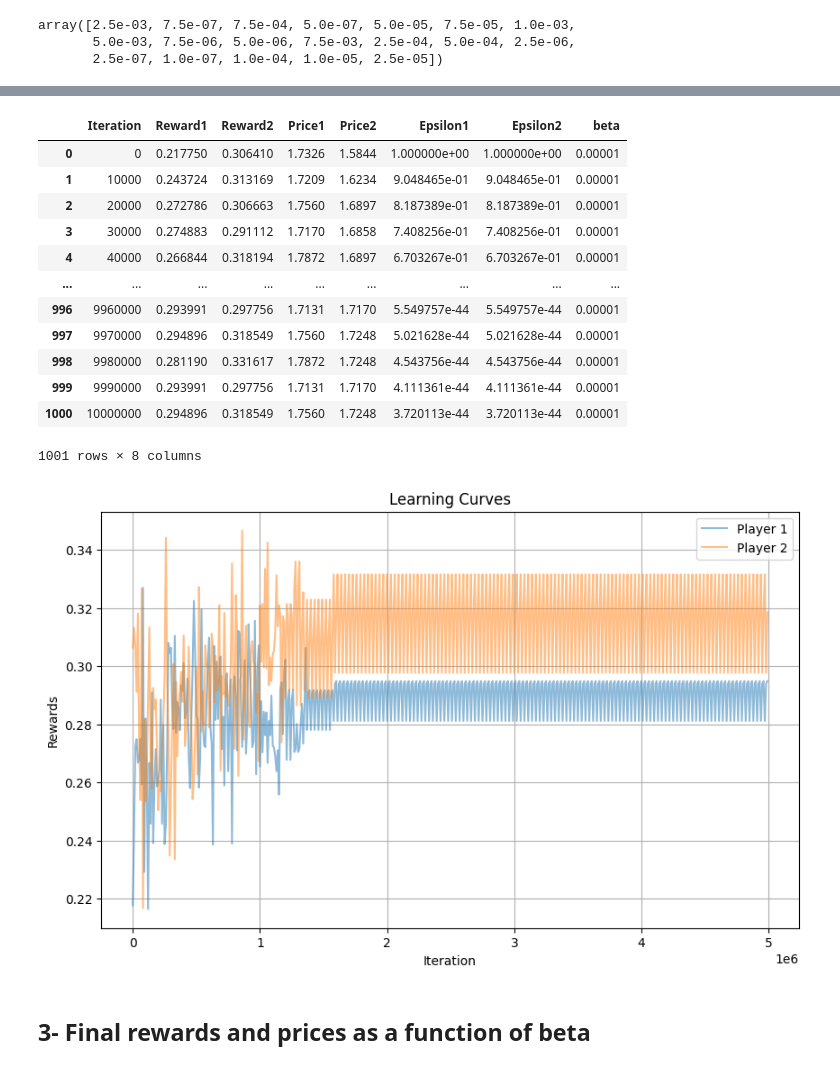
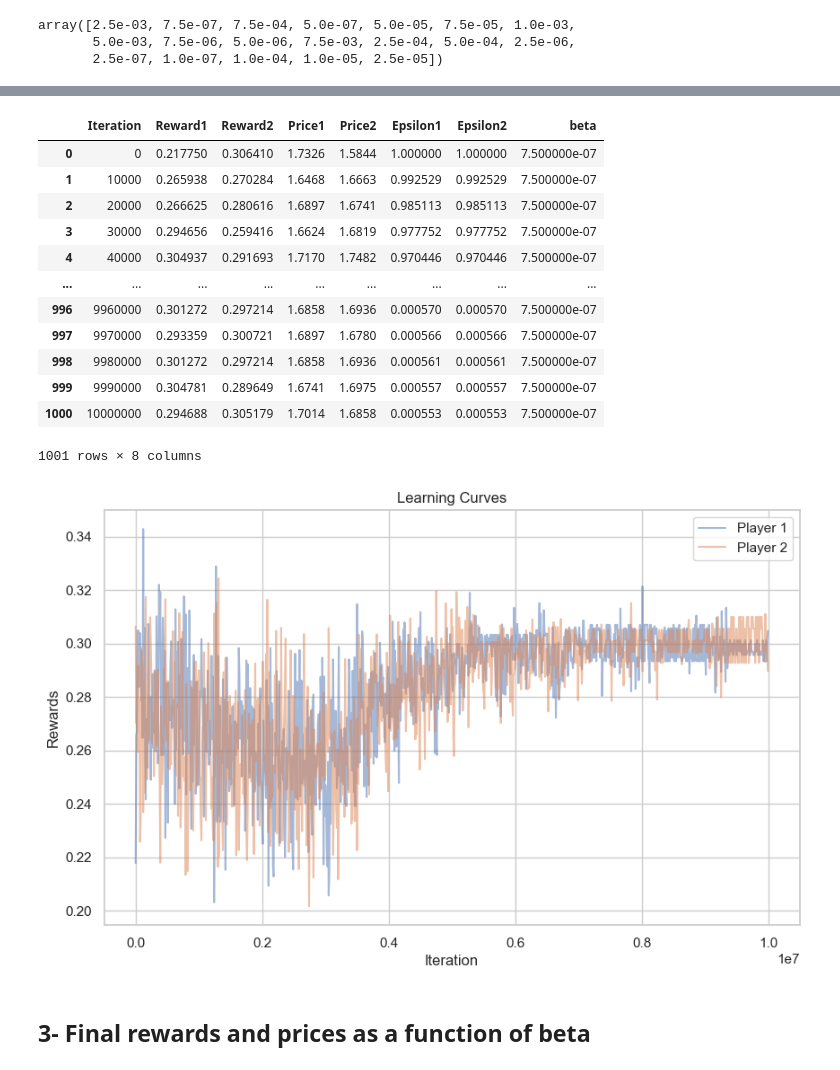
Before and after one commit to Suzie14/RLandPricing, a Jupyter notebook: notebooks/main.ipynb, the cells around one changed output, grey strips where cells are left out. Saved outputs shown, nothing was run; the diff lists cells and outputs as text; code cells hidden in the pictures.

```diff
--- a/notebooks/main.ipynb
+++ b/notebooks/main.ipynb
@@ -63,7 +63,7 @@ array([2.5e-03, 7.5e-07, 7.5e-04, 5.0e-07, 5.0e-05, 7.5e-05, 1.0e-03,
        5.0e-03, 7.5e-06, 5.0e-06, 7.5e-03, 2.5e-04, 5.0e-04, 2.5e-06,
        2.5e-07, 1.0e-07, 1.0e-04, 1.0e-05, 2.5e-05])
 # %%
-df_beta = lc_df[lc_df['beta']==1.0e-05]
+df_beta = lc_df[lc_df['beta']==7.5e-07]
 df_beta
 # %% [output]
 |  | Iteration | beta | index | Reward1 | Reward2 | Price1 | Price2 | Epsilon1 | Epsilon2 |
@@ -84,17 +84,17 @@ mean_df = df_beta.groupby('Iteration')[['Reward1', 'Reward2', 'Price1', 'Price2'
 mean_df
 # %% [output]
 |  | Iteration | Reward1 | Reward2 | Price1 | Price2 | Epsilon1 | Epsilon2 | beta |
-| 0 | 0 | 0.217750 | 0.306410 | 1.7326 | 1.5844 | 1.000000e+00 | 1.000000e+00 | 0.00001 |
-| 1 | 10000 | 0.243724 | 0.313169 | 1.7209 | 1.6234 | 9.048465e-01 | 9.048465e-01 | 0.00001 |
-| 2 | 20000 | 0.272786 | 0.306663 | 1.7560 | 1.6897 | 8.187389e-01 | 8.187389e-01 | 0.00001 |
-| 3 | 30000 | 0.274883 | 0.291112 | 1.7170 | 1.6858 | 7.408256e-01 | 7.408256e-01 | 0.00001 |
-| 4 | 40000 | 0.266844 | 0.318194 | 1.7872 | 1.6897 | 6.703267e-01 | 6.703267e-01 | 0.00001 |
+| 0 | 0 | 0.217750 | 0.306410 | 1.7326 | 1.5844 | 1.000000 | 1.000000 | 7.500000e-07 |
+| 1 | 10000 | 0.265938 | 0.270284 | 1.6468 | 1.6663 | 0.992529 | 0.992529 | 7.500000e-07 |
+| 2 | 20000 | 0.266625 | 0.280616 | 1.6897 | 1.6741 | 0.985113 | 0.985113 | 7.500000e-07 |
+| 3 | 30000 | 0.294656 | 0.259416 | 1.6624 | 1.6819 | 0.977752 | 0.977752 | 7.500000e-07 |
+| 4 | 40000 | 0.304937 | 0.291693 | 1.7170 | 1.7482 | 0.970446 | 0.970446 | 7.500000e-07 |
 | ... | ... | ... | ... | ... | ... | ... | ... | ... |
-| 996 | 9960000 | 0.293991 | 0.297756 | 1.7131 | 1.7170 | 5.549757e-44 | 5.549757e-44 | 0.00001 |
-| 997 | 9970000 | 0.294896 | 0.318549 | 1.7560 | 1.7248 | 5.021628e-44 | 5.021628e-44 | 0.00001 |
-| 998 | 9980000 | 0.281190 | 0.331617 | 1.7872 | 1.7248 | 4.543756e-44 | 4.543756e-44 | 0.00001 |
-| 999 | 9990000 | 0.293991 | 0.297756 | 1.7131 | 1.7170 | 4.111361e-44 | 4.111361e-44 | 0.00001 |
-| 1000 | 10000000 | 0.294896 | 0.318549 | 1.7560 | 1.7248 | 3.720113e-44 | 3.720113e-44 | 0.00001 |
+| 996 | 9960000 | 0.301272 | 0.297214 | 1.6858 | 1.6936 | 0.000570 | 0.000570 | 7.500000e-07 |
+| 997 | 9970000 | 0.293359 | 0.300721 | 1.6897 | 1.6780 | 0.000566 | 0.000566 | 7.500000e-07 |
+| 998 | 9980000 | 0.301272 | 0.297214 | 1.6858 | 1.6936 | 0.000561 | 0.000561 | 7.500000e-07 |
+| 999 | 9990000 | 0.304781 | 0.289649 | 1.6741 | 1.6975 | 0.000557 | 0.000557 | 7.500000e-07 |
+| 1000 | 10000000 | 0.294688 | 0.305179 | 1.7014 | 1.6858 | 0.000553 | 0.000553 | 7.500000e-07 |
 1001 rows × 8 columns
 # %%
 def plot_learning_curve(mean_df, nb_iter):
@@ -113,9 +113,9 @@ def plot_learning_curve(mean_df, nb_iter):
     plt.grid(True)
     plt.show()
 # %%
-plot_learning_curve(mean_df, 5*(10**(6)))
+plot_learning_curve(mean_df, 10*(10**(6)))
 # %% [output]
-[figure, old version]
+[figure, new version]
 # %% [markdown]
 ## 3- Final rewards and prices as a function of beta
 # %%
```
Also changed, not shown: parts of 1 cell of this notebook.
